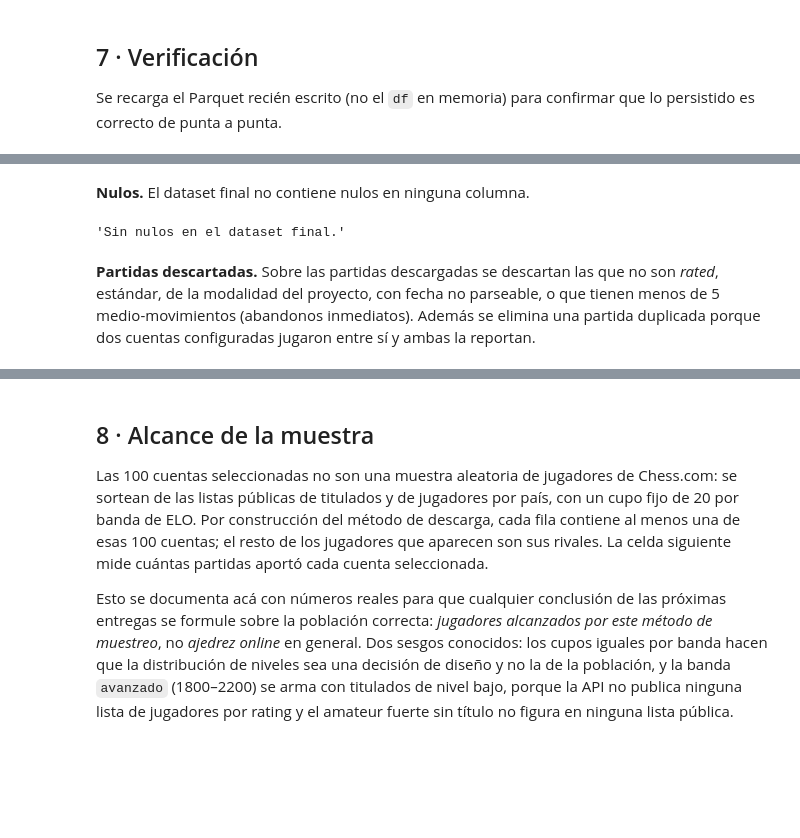
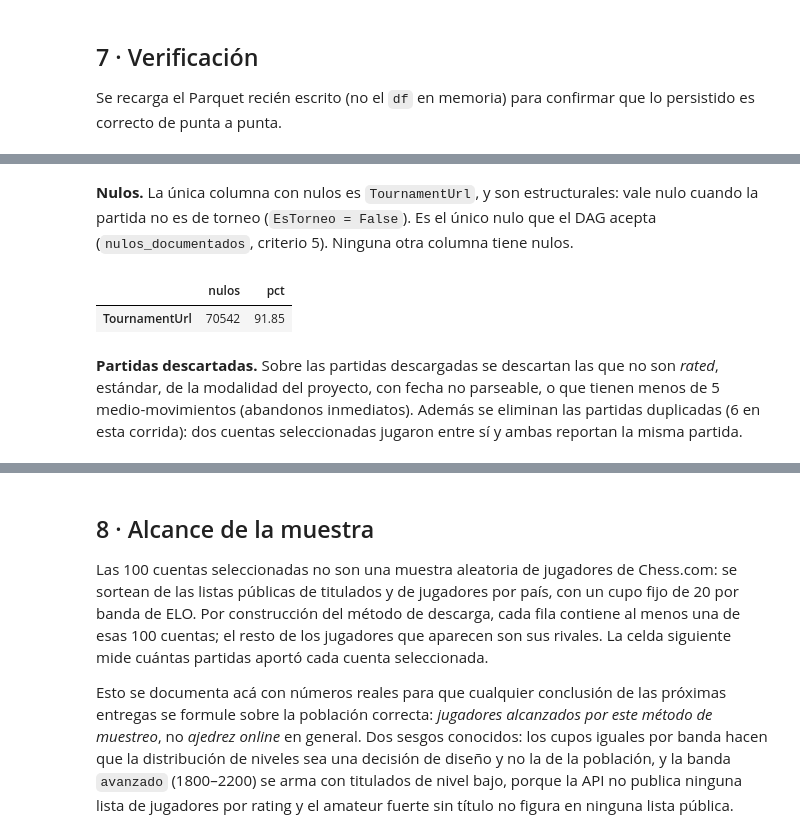
Before and after one commit to BautistaAlosMartorell/chess-outcome-prediction, a Jupyter notebook: notebooks/01_data_ingestion_verification.ipynb, the cells around one changed output, grey strips where cells are left out. Cells and saved outputs as stored; diff of their text form; code cells hidden in the pictures; blank space fills up the shorter version.

Commit message:
Revert "Revert "feat(pipeline): conservar torneo y horarios exactos de cada partida""

```diff
--- a/notebooks/01_data_ingestion_verification.ipynb
+++ b/notebooks/01_data_ingestion_verification.ipynb
@@ -278,12 +280,13 @@ df_check.describe()
 # %% [markdown]
-**Nulos.** El dataset final no contiene nulos en ninguna columna.
+**Nulos.** La única columna con nulos es `TournamentUrl`, y son estructurales: vale nulo cuando la partida no es de torneo (`EsTorneo = False`). Es el único nulo que el DAG acepta (`nulos_documentados`, criterio 5). Ninguna otra columna tiene nulos.
 # %%
 nulls = df_check.isna().sum()
-nulls[nulls > 0] if nulls.any() else "Sin nulos en el dataset final."
+nulls[nulls > 0].to_frame("nulos").assign(pct=lambda t: (100 * t["nulos"] / len(df_check)).round(2))
 # %% [output]
-'Sin nulos en el dataset final.'
+|  | nulos | pct |
+| TournamentUrl | 70542 | 91.85 |
 # %% [markdown]
-**Partidas descartadas.** Sobre las partidas descargadas se descartan las que no son *rated*, estándar, de la modalidad del proyecto, con fecha no parseable, o que tienen menos de 5 medio-movimientos (abandonos inmediatos). Además se elimina una partida duplicada porque dos cuentas configuradas jugaron entre sí y ambas la reportan.
+**Partidas descartadas.** Sobre las partidas descargadas se descartan las que no son *rated*, estándar, de la modalidad del proyecto, con fecha no parseable, o que tienen menos de 5 medio-movimientos (abandonos inmediatos). Además se eliminan las partidas duplicadas (6 en esta corrida): dos cuentas seleccionadas jugaron entre sí y ambas reportan la misma partida.
 # %%
 summary_row = {
     "partidas_descargadas": raw_row_count,
```
Also changed, not shown: parts of 17 cells of this notebook, 8 other files.
